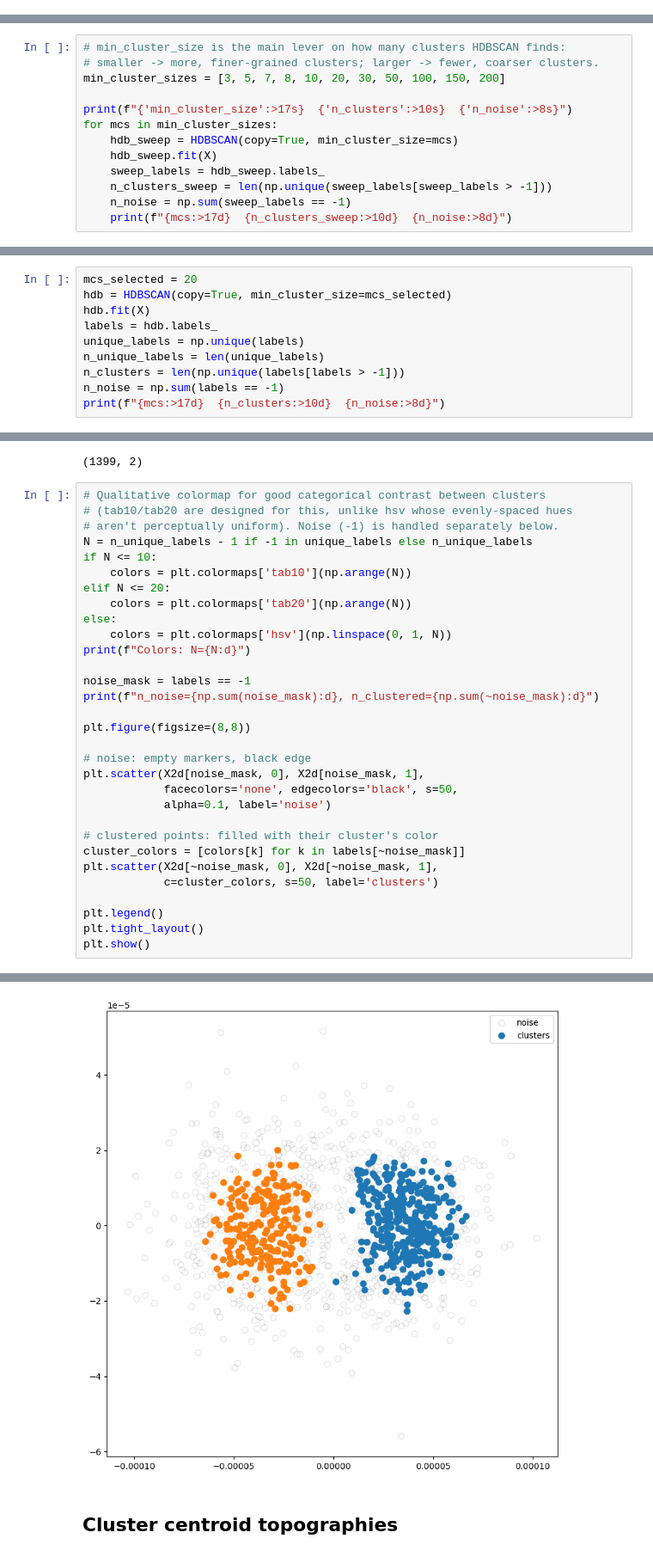
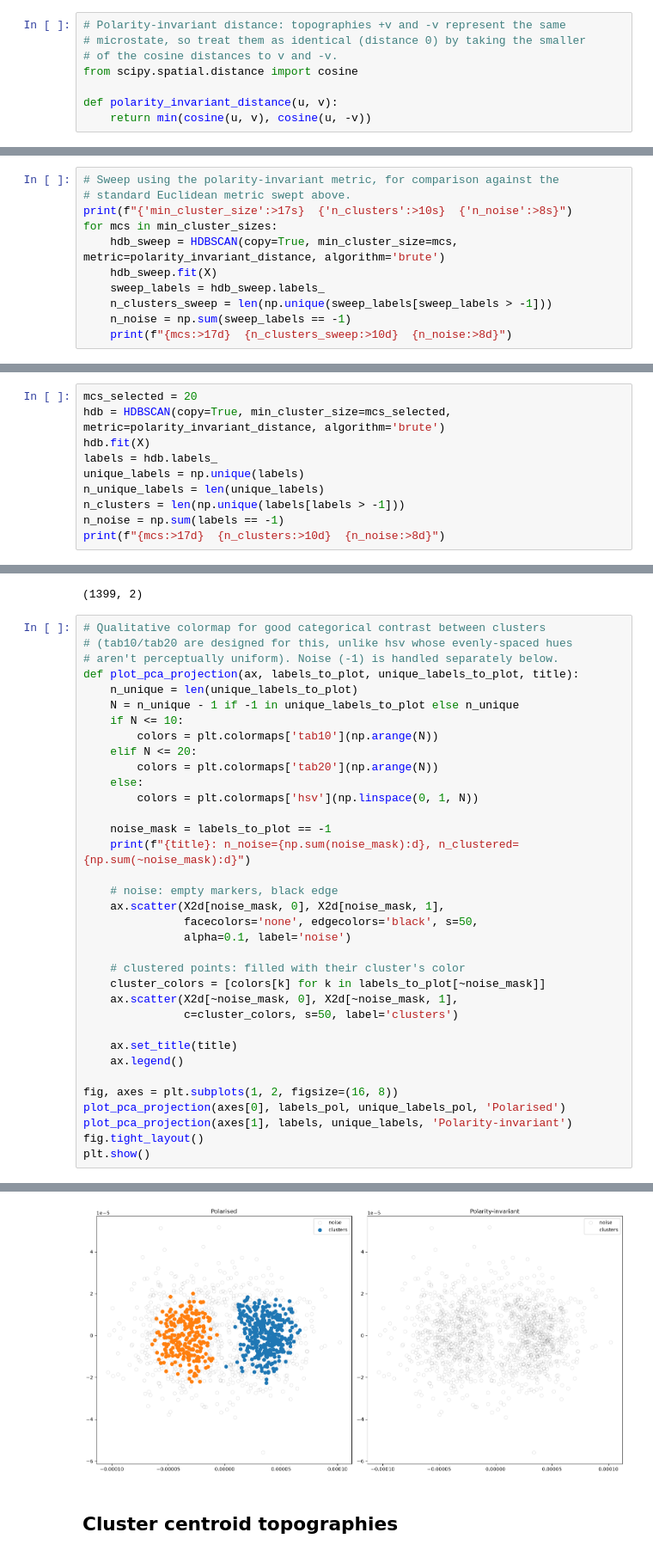
Before and after one commit to haircutt/neuro-ml-proj, a Jupyter notebook: microstate-clustering-eeg.ipynb, the cells around one changed output, grey strips where cells are left out. Shown at 86% size. Saved outputs shown, nothing was run; the diff lists cells and outputs as text.

Commit message:
feat: added comparisons between original scan and after, with a metric that ignores topographic polarity

```diff
--- a/microstate-clustering-eeg.ipynb
+++ b/microstate-clustering-eeg.ipynb
@@ -109 +149,9 @@ Clustering data X shape:  (1399, 61)
+# %%
+# Polarity-invariant distance: topographies +v and -v represent the same
+# microstate, so treat them as identical (distance 0) by taking the smaller
+# of the cosine distances to v and -v.
+from scipy.spatial.distance import cosine
+
+def polarity_invariant_distance(u, v):
+    return min(cosine(u, v), cosine(u, -v))
 # %% [markdown]
@@ -111,11 +159,9 @@ Clustering data X shape:  (1399, 61)
 # %%
-# min_cluster_size is the main lever on how many clusters HDBSCAN finds:
-# smaller -> more, finer-grained clusters; larger -> fewer, coarser clusters.
-min_cluster_sizes = [3, 5, 7, 8, 10, 20, 30, 50, 100, 150, 200]
-
+# Sweep using the polarity-invariant metric, for comparison against the
+# standard Euclidean metric swept above.
 print(f"{'min_cluster_size':>17s}  {'n_clusters':>10s}  {'n_noise':>8s}")
 for mcs in min_cluster_sizes:
-    hdb_sweep = HDBSCAN(copy=True, min_cluster_size=mcs)
+    hdb_sweep = HDBSCAN(copy=True, min_cluster_size=mcs, metric=polarity_invariant_distance, algorithm='brute')
     hdb_sweep.fit(X)
     sweep_labels = hdb_sweep.labels_
     n_clusters_sweep = len(np.unique(sweep_labels[sweep_labels > -1]))
@@ -136,7 +182,7 @@ for mcs in min_cluster_sizes:
               200           0      1399
 # %%
 mcs_selected = 20
-hdb = HDBSCAN(copy=True, min_cluster_size=mcs_selected)
+hdb = HDBSCAN(copy=True, min_cluster_size=mcs_selected, metric=polarity_invariant_distance, algorithm='brute')
 hdb.fit(X)
 labels = hdb.labels_
 unique_labels = np.unique(labels)
@@ -164,31 +210,35 @@ print(X2d.shape)
 # Qualitative colormap for good categorical contrast between clusters
 # (tab10/tab20 are designed for this, unlike hsv whose evenly-spaced hues
 # aren't perceptually uniform). Noise (-1) is handled separately below.
-N = n_unique_labels - 1 if -1 in unique_labels else n_unique_labels
-if N <= 10:
-    colors = plt.colormaps['tab10'](np.arange(N))
-elif N <= 20:
-    colors = plt.colormaps['tab20'](np.arange(N))
-else:
-    colors = plt.colormaps['hsv'](np.linspace(0, 1, N))
-print(f"Colors: N={N:d}")
+def plot_pca_projection(ax, labels_to_plot, unique_labels_to_plot, title):
+    n_unique = len(unique_labels_to_plot)
+    N = n_unique - 1 if -1 in unique_labels_to_plot else n_unique
+    if N <= 10:
+        colors = plt.colormaps['tab10'](np.arange(N))
+    elif N <= 20:
+        colors = plt.colormaps['tab20'](np.arange(N))
+    else:
+        colors = plt.colormaps['hsv'](np.linspace(0, 1, N))
 
-noise_mask = labels == -1
-print(f"n_noise={np.sum(noise_mask):d}, n_clustered={np.sum(~noise_mask):d}")
+    noise_mask = labels_to_plot == -1
+    print(f"{title}: n_noise={np.sum(noise_mask):d}, n_clustered={np.sum(~noise_mask):d}")
 
-plt.figure(figsize=(8,8))
+    # noise: empty markers, black edge
+    ax.scatter(X2d[noise_mask, 0], X2d[noise_mask, 1],
+               facecolors='none', edgecolors='black', s=50,
+               alpha=0.1, label='noise')
 
-# noise: empty markers, black edge
-plt.scatter(X2d[noise_mask, 0], X2d[noise_mask, 1],
-            facecolors='none', edgecolors='black', s=50,
-            alpha=0.1, label='noise')
+    # clustered points: filled with their cluster's color
+    cluster_colors = [colors[k] for k in labels_to_plot[~noise_mask]]
+    ax.scatter(X2d[~noise_mask, 0], X2d[~noise_mask, 1],
+               c=cluster_colors, s=50, label='clusters')
 
-# clustered points: filled with their cluster's color
-cluster_colors = [colors[k] for k in labels[~noise_mask]]
-plt.scatter(X2d[~noise_mask, 0], X2d[~noise_mask, 1],
-            c=cluster_colors, s=50, label='clusters')
+    ax.set_title(title)
+    ax.legend()
 
-plt.legend()
-plt.tight_layout()
+fig, axes = plt.subplots(1, 2, figsize=(16, 8))
+plot_pca_projection(axes[0], labels_pol, unique_labels_pol, 'Polarised')
+plot_pca_projection(axes[1], labels, unique_labels, 'Polarity-invariant')
+fig.tight_layout()
 plt.show()
 # %% [output]
@@ -197,4 +247,4 @@ n_noise=797, n_clustered=602
-[figure, old version]
+[figure, new version]
 # %% [markdown]
 ## Cluster centroid topographies
 # %%
```
Also changed, not shown: parts of 14 cells of this notebook, 1 other file.
